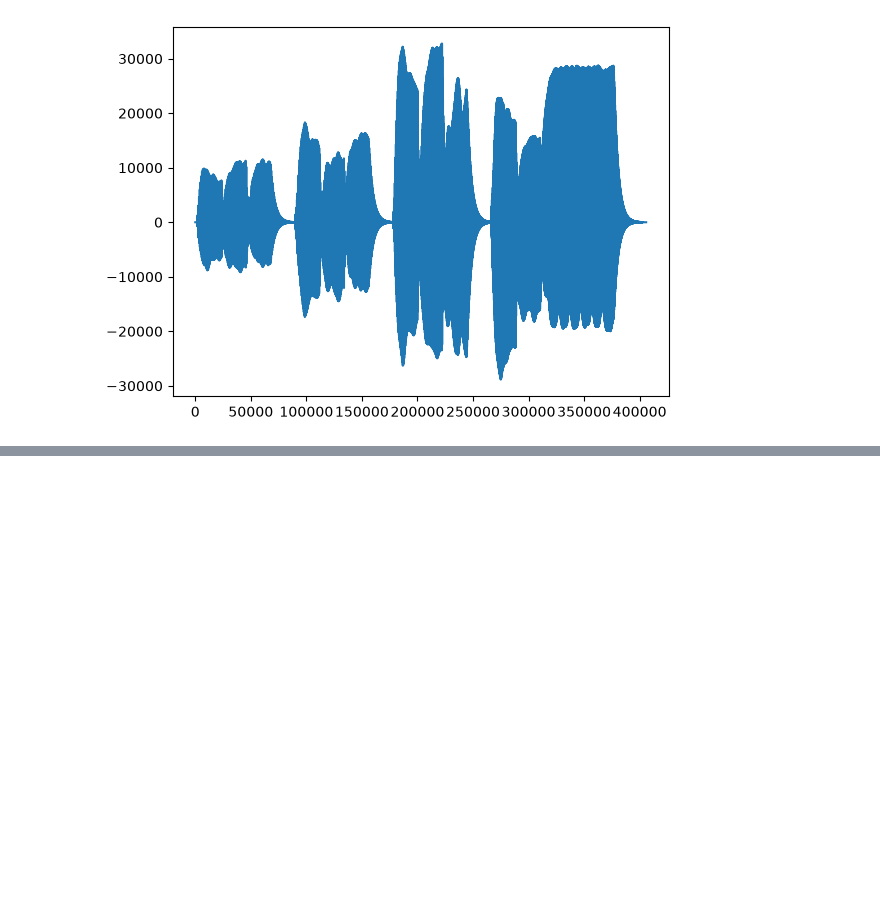
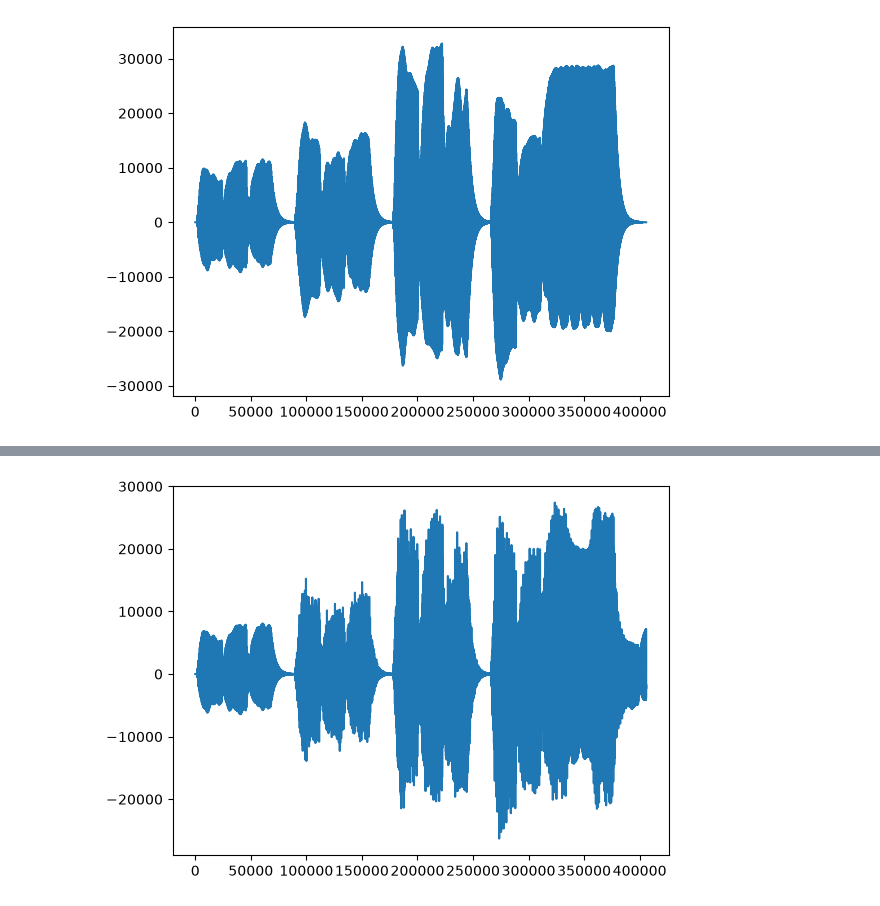
Before and after one commit to alexandreszsz/TP-images, a Jupyter notebook: TP2/sheet1.ipynb, the cells around one changed output, grey strips where cells are left out. Cells and saved outputs as stored; diff of their text form; code cells hidden in the pictures; blank space fills up the shorter version.

Commit message:
ajout d'un effet d'écho

```diff
--- a/TP2/sheet1.ipynb
+++ b/TP2/sheet1.ipynb
@@ -128,3 +128,13 @@ duration=N_échantillon / samplerate  #On calcule la durée totale du morceau
 # %% [output]
 [interactive output not drawn]
 [figure]
+# %%
+"""Ajout d'un effet d'écho"""
+# Paramètres pour l'écho
+delay = 2  # en secondes
+main_ratio, delayed_ratio = 0.7, 0.3
+offset=samplerate*delay
+echo=concatene(np.linspace(0,0,offset),data[:-offset])
+son_avec_echo=main_ratio*data+delayed_ratio*echo
+display_signal(son_avec_echo)
+# %% [output]
@@ -130,0 +142 @@ duration=N_échantillon / samplerate  #On calcule la durée totale du morceau
+[figure, added]
```
Also changed, not shown: parts of 2 cells of this notebook.
